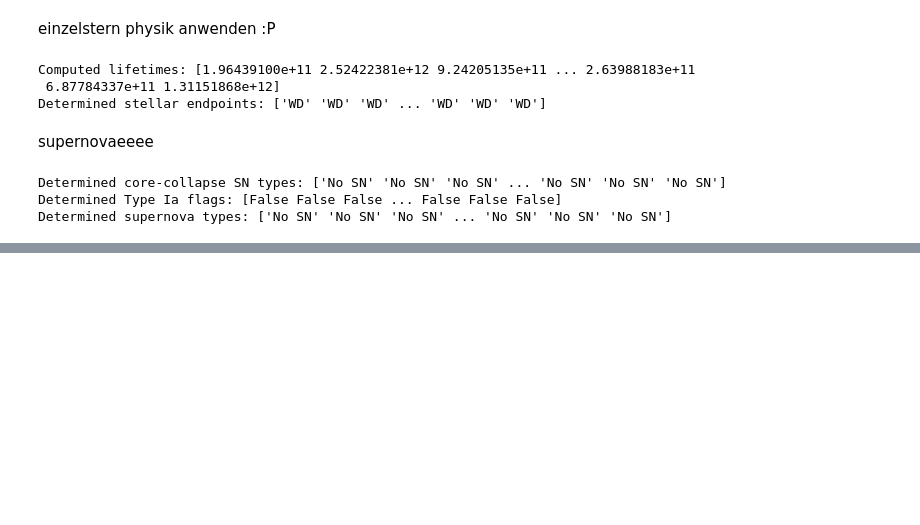
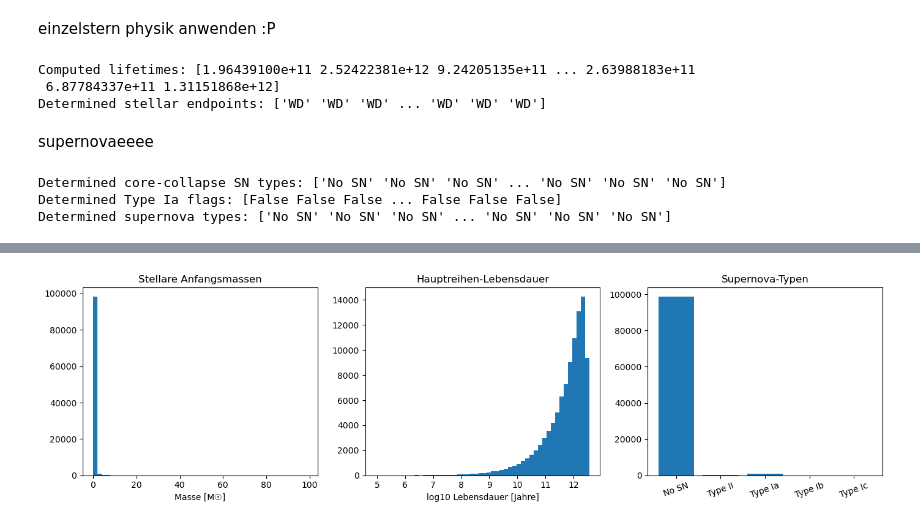
Before and after one commit to lea1nett/supernovae-simulation, a Jupyter notebook: monte_carlo.ipynb, the cells around one changed output, grey strips where cells are left out. Drawn from its saved outputs; the diff is of its cells as text; code cells hidden in the pictures; blank space fills up the shorter version.

```diff
--- a/monte_carlo.ipynb
+++ b/monte_carlo.ipynb
@@ -59,3 +59,18 @@ print("Determined supernova types:", sn_types)
 Determined core-collapse SN types: ['No SN' 'No SN' 'No SN' ... 'No SN' 'No SN' 'No SN']
 Determined Type Ia flags: [False False False ... False False False]
 Determined supernova types: ['No SN' 'No SN' 'No SN' ... 'No SN' 'No SN' 'No SN']
+# %%
+total_cc = np.sum(cc_sn_types != None)
+total_Ia = np.sum(ia_flags)
+total_SN = total_cc + total_Ia
+
+print("===== SUMMARY =====")
+print(f"Gesamtzahl Sterne: {N}")
+print(f"Core-collapse SN:  {total_cc} ({total_cc/N*100:.3f} %)")
+print(f"Type Ia SN:        {total_Ia} ({total_Ia/N*100:.3f} %)")
+print(f"Alle Supernovas:   {total_SN} ({total_SN/N*100:.3f} %)")
+
+unique, counts = np.unique(sn_types[sn_types != None], return_counts=True)
+print("\nSupernova-Typen:")
+for u, c in zip(unique, counts):
+    print(f"{u}: {c}")
@@ -61,0 +90,24 @@ Determined supernova types: ['No SN' 'No SN' 'No SN' ... 'No SN' 'No SN' 'No SN'
+# %%
+import matplotlib.pyplot as plt
+
+plt.figure(figsize=(14,4))
+
+plt.subplot(1,3,1)
+plt.hist(masses, bins=50)
+plt.xlabel("Masse [M☉]")
+plt.title("Stellare Anfangsmassen")
+
+plt.subplot(1,3,2)
+plt.hist(np.log10(lifetimes), bins=50)
+plt.xlabel("log10 Lebensdauer [Jahre]")
+plt.title("Hauptreihen-Lebensdauer")
+
+plt.subplot(1,3,3)
+plt.bar(unique, counts)
+plt.title("Supernova-Typen")
+plt.xticks(rotation=20)
+
+plt.tight_layout()
+plt.show()
+# %% [output]
+[figure, added]
```
Also changed, not shown: parts of 1 cell of this notebook.
